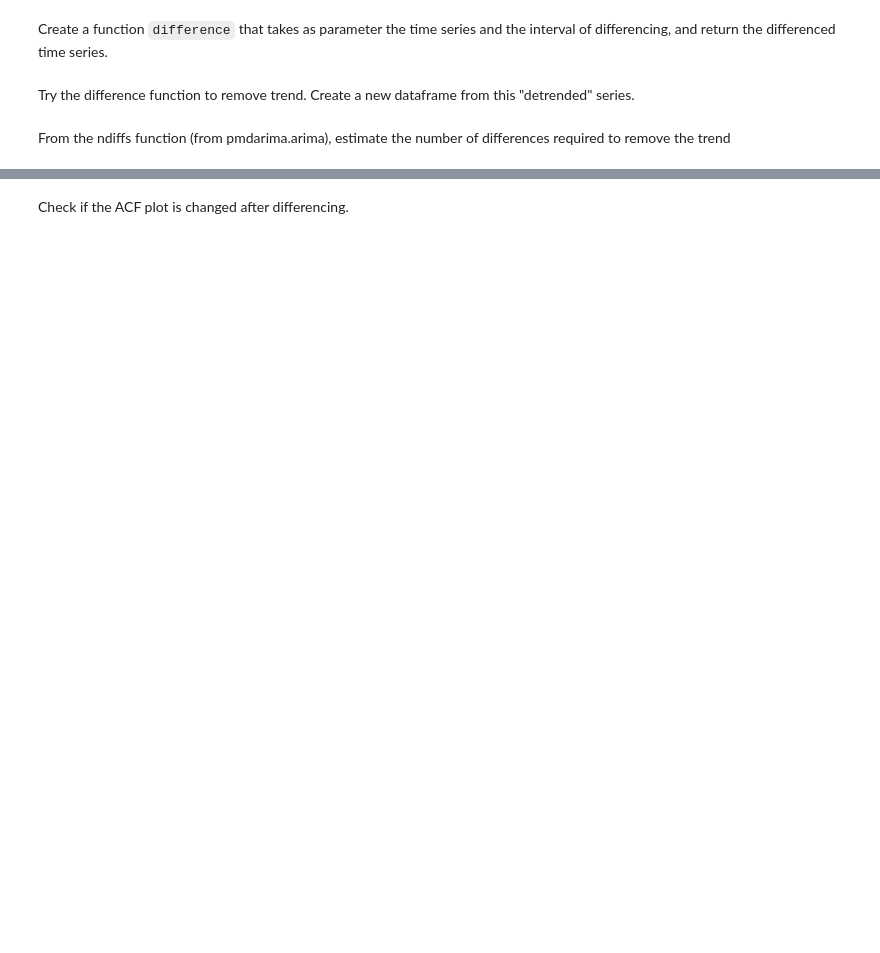
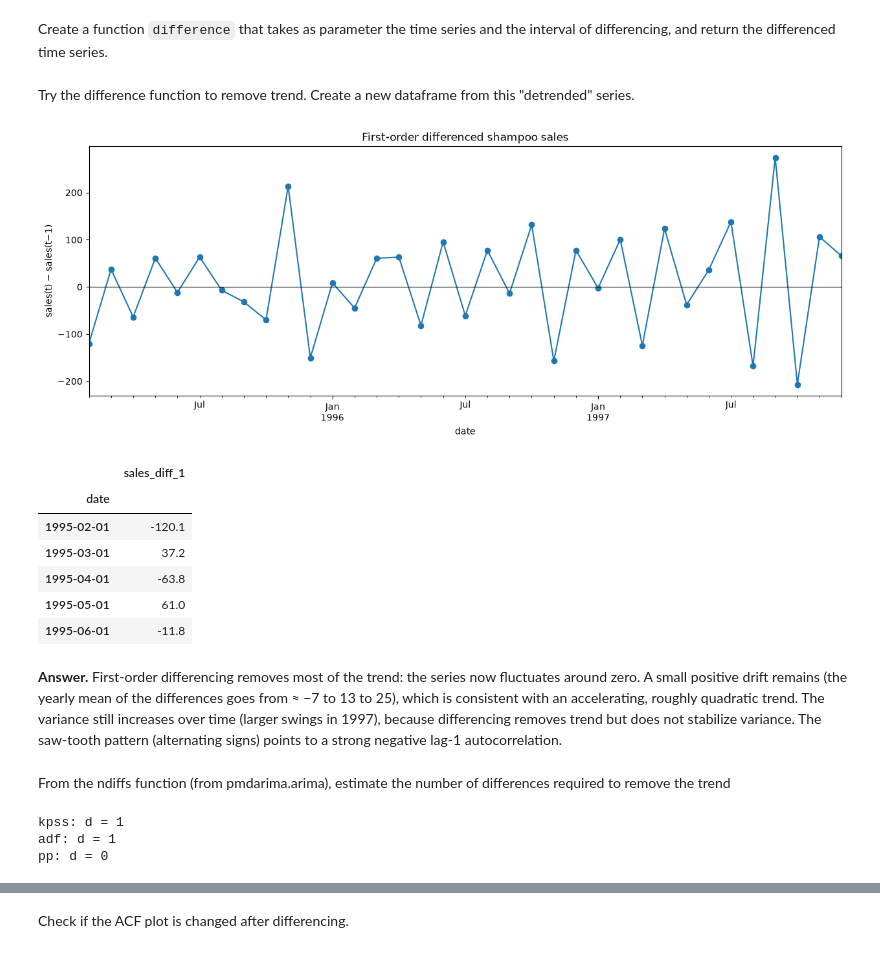
Before and after one commit to Giovanipt2/Time-Series, a Jupyter notebook: notebooks/differencing.ipynb, the cells around one changed output, grey strips where cells are left out. Cells and saved outputs as stored; diff of their text form; code cells hidden in the pictures; blank space fills up the shorter version.

Commit message:
Differencing implementation

```diff
--- a/notebooks/differencing.ipynb
+++ b/notebooks/differencing.ipynb
@@ -28,6 +74,61 @@ Test a seasonal decomposition. Does the decomposition model appear to be additiv
 # %% [markdown]
 Create a function `difference` that takes as parameter the time series and the interval of differencing, and return the differenced time series.
+# %%
+def difference(series: pd.Series, lag: int = 1) -> pd.Series:
+    """Compute the lagged difference of a time series.
+
+    Each value is replaced by ``y(t) - y(t - lag)``. A lag of 1 removes a
+    linear trend; a lag equal to the seasonal period (e.g. 12 for monthly
+    data) removes a stable seasonal pattern.
+
+    Args:
+        series: Time series to difference, indexed by time.
+        lag: Number of periods between the two values being subtracted.
+            Must be a positive integer. Defaults to 1.
+
+    Returns:
+        The differenced series, with the same index as ``series``. The first
+        ``lag`` values are NaN because they have no earlier value to subtract.
+
+    Raises:
+        ValueError: If ``lag`` is not a positive integer.
+    """
+    if lag < 1:
+        raise ValueError(f"lag must be a positive integer, got {lag}")
+    return series - series.shift(lag)
 # %% [markdown]
 Try the difference function to remove trend. Create a new dataframe from this "detrended" series.
+# %%
+detrended = difference(sales, lag=1).dropna()   # drop the first NaN (Jan 1995)
+
+df_diff = detrended.to_frame(name="sales_diff_1")
+
+fig, ax = plt.subplots(figsize=(15, 5))
+df_diff["sales_diff_1"].plot(ax=ax, marker="o")
+ax.axhline(0, color="black", linewidth=0.8)
+ax.set_ylabel("sales(t) − sales(t−1)")
+ax.set_title("First-order differenced shampoo sales")
+plt.show()
+
+df_diff.head()
+# %% [output]
+[figure, added]
+|  | sales_diff_1 |
+| date |  |
+| 1995-02-01 | -120.1 |
+| 1995-03-01 | 37.2 |
+| 1995-04-01 | -63.8 |
+| 1995-05-01 | 61.0 |
+| 1995-06-01 | -11.8 |
+# %% [markdown]
+**Answer.** First-order differencing removes most of the trend: the series now fluctuates around zero. A small positive drift remains (the yearly mean of the differences goes from ≈ −7 to 13 to 25), which is consistent with an accelerating, roughly quadratic trend. The variance still increases over time (larger swings in 1997), because differencing removes trend but does not stabilize variance. The saw-tooth pattern (alternating signs) points to a strong negative lag-1 autocorrelation.
 # %% [markdown]
 From the ndiffs function (from pmdarima.arima), estimate the number of differences required to remove the trend
+# %%
+for test in ["kpss", "adf", "pp"]:
+    d = ndiffs(sales, alpha=0.05, test=test, max_d=2)
+    print(f"{test}: d = {d}")
+# %% [output]
+kpss: d = 1
+adf: d = 1
+pp: d = 0
```
Also changed, not shown: parts of 10 cells of this notebook, 3 other files.
